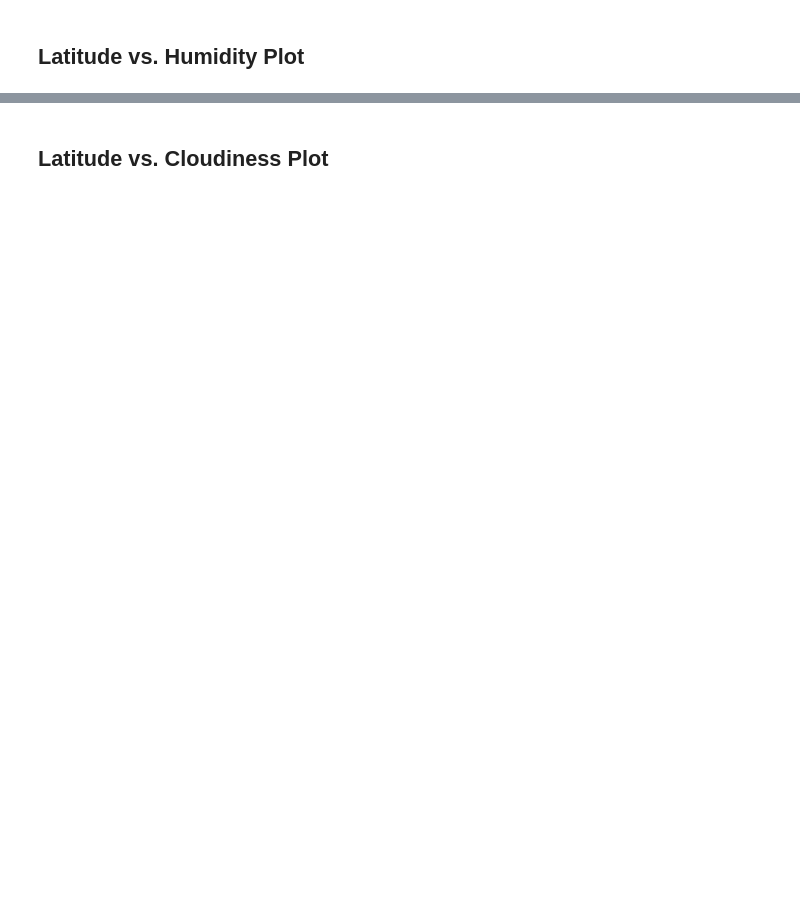
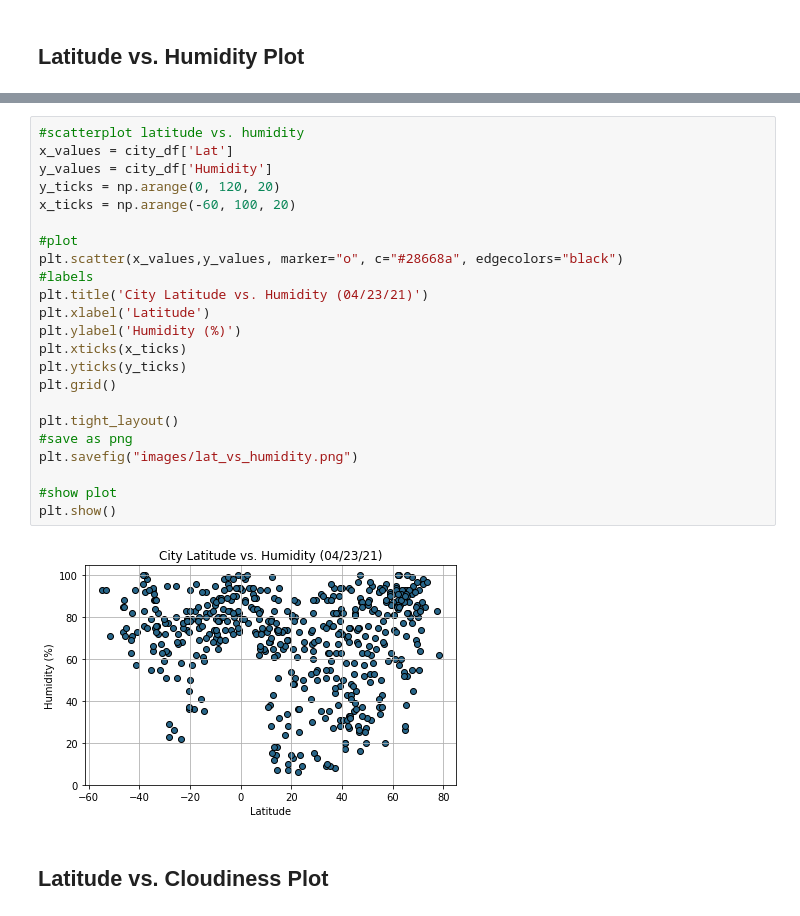
Before and after one commit to moriahtaylor1/python-api-challenge, a Jupyter notebook: WeatherPy/WeatherPy.ipynb, the cells around one changed output, grey strips where cells are left out. Cells and saved outputs as stored; diff of their text form; blank space fills up the shorter version.

```diff
--- a/WeatherPy/WeatherPy.ipynb
+++ b/WeatherPy/WeatherPy.ipynb
@@ -223,2 +229,27 @@ plt.show()
+# %%
+#scatterplot latitude vs. humidity
+x_values = city_df['Lat']
+y_values = city_df['Humidity']
+y_ticks = np.arange(0, 120, 20)
+x_ticks = np.arange(-60, 100, 20)
+
+#plot
+plt.scatter(x_values,y_values, marker="o", c="#28668a", edgecolors="black")
+#labels
+plt.title('City Latitude vs. Humidity (04/23/21)')
+plt.xlabel('Latitude')
+plt.ylabel('Humidity (%)')
+plt.xticks(x_ticks)
+plt.yticks(y_ticks)
+plt.grid()
+
+plt.tight_layout()
+#save as png
+plt.savefig("images/lat_vs_humidity.png")
+
+#show plot
+plt.show()
+# %% [output]
+[figure, added]
 # %% [markdown]
 ## Latitude vs. Cloudiness Plot
```
Also changed, not shown: parts of 6 cells of this notebook.
